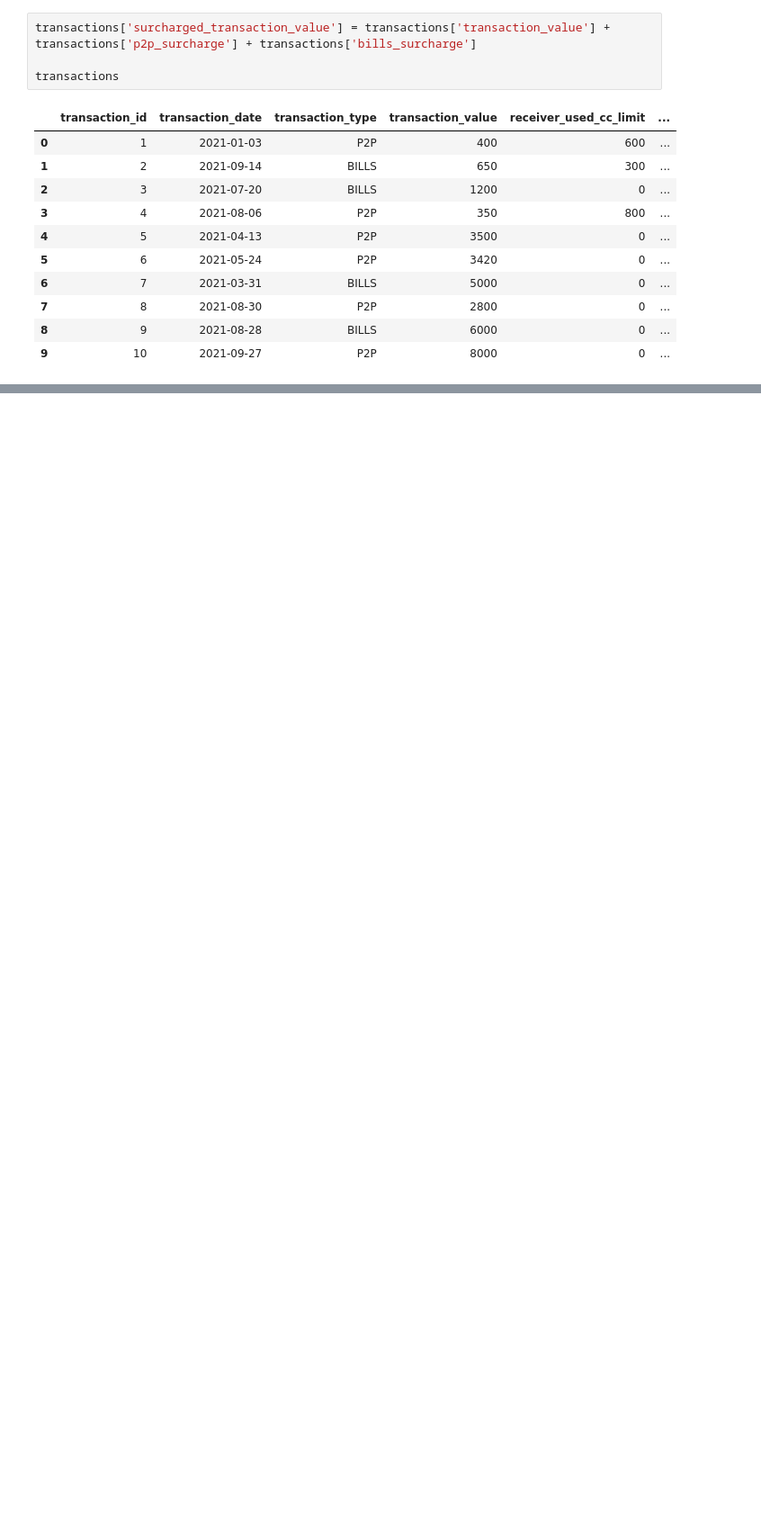
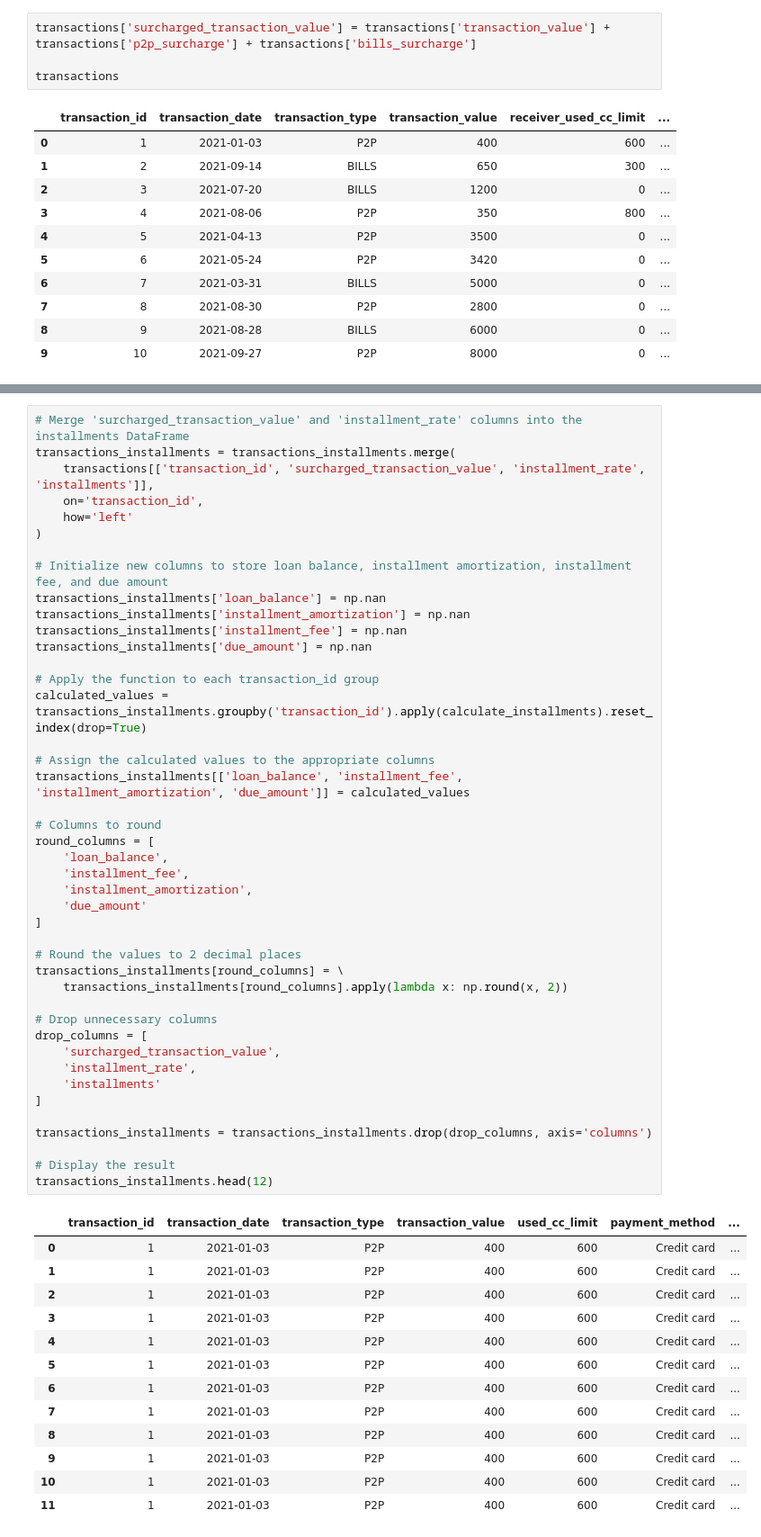
Before and after one commit to tainahguerras/CasePicPay05_25, a Jupyter notebook: manipulacao-de-dados.ipynb, the cells around one changed output, grey strips where cells are left out. Shown: that part at 90% size. Cells and saved outputs as stored; diff of their text form; blank space fills up the shorter version.

```diff
--- a/manipulacao-de-dados.ipynb
+++ b/manipulacao-de-dados.ipynb
@@ -265,0 +303,57 @@ transactions_installments
+# %%
+# Merge 'surcharged_transaction_value' and 'installment_rate' columns into the installments DataFrame
+transactions_installments = transactions_installments.merge(
+    transactions[['transaction_id', 'surcharged_transaction_value', 'installment_rate', 'installments']],
+    on='transaction_id',
+    how='left'
+)
+
+# Initialize new columns to store loan balance, installment amortization, installment fee, and due amount
+transactions_installments['loan_balance'] = np.nan
+transactions_installments['installment_amortization'] = np.nan
+transactions_installments['installment_fee'] = np.nan
+transactions_installments['due_amount'] = np.nan
+
+# Apply the function to each transaction_id group
+calculated_values = transactions_installments.groupby('transaction_id').apply(calculate_installments).reset_index(drop=True)
+
+# Assign the calculated values to the appropriate columns
+transactions_installments[['loan_balance', 'installment_fee', 'installment_amortization', 'due_amount']] = calculated_values
+
+# Columns to round
+round_columns = [
+    'loan_balance',
+    'installment_fee',
+    'installment_amortization',
+    'due_amount'
+]
+
+# Round the values to 2 decimal places
+transactions_installments[round_columns] = \
+    transactions_installments[round_columns].apply(lambda x: np.round(x, 2))
+
+# Drop unnecessary columns
+drop_columns = [
+    'surcharged_transaction_value',
+    'installment_rate',
+    'installments'
+]
+
+transactions_installments = transactions_installments.drop(drop_columns, axis='columns')
+
+# Display the result
+transactions_installments.head(12)
+# %% [output]
+|  | transaction_id | transaction_date | transaction_type | transaction_value | used_cc_limit | payment_method | ... |
+| 0 | 1 | 2021-01-03 | P2P | 400 | 600 | Credit card | ... |
+| 1 | 1 | 2021-01-03 | P2P | 400 | 600 | Credit card | ... |
+| 2 | 1 | 2021-01-03 | P2P | 400 | 600 | Credit card | ... |
+| 3 | 1 | 2021-01-03 | P2P | 400 | 600 | Credit card | ... |
+| 4 | 1 | 2021-01-03 | P2P | 400 | 600 | Credit card | ... |
+| 5 | 1 | 2021-01-03 | P2P | 400 | 600 | Credit card | ... |
+| 6 | 1 | 2021-01-03 | P2P | 400 | 600 | Credit card | ... |
+| 7 | 1 | 2021-01-03 | P2P | 400 | 600 | Credit card | ... |
+| 8 | 1 | 2021-01-03 | P2P | 400 | 600 | Credit card | ... |
+| 9 | 1 | 2021-01-03 | P2P | 400 | 600 | Credit card | ... |
+| 10 | 1 | 2021-01-03 | P2P | 400 | 600 | Credit card | ... |
+| 11 | 1 | 2021-01-03 | P2P | 400 | 600 | Credit card | ... |
```
Also changed, not shown: parts of 9 cells of this notebook.
